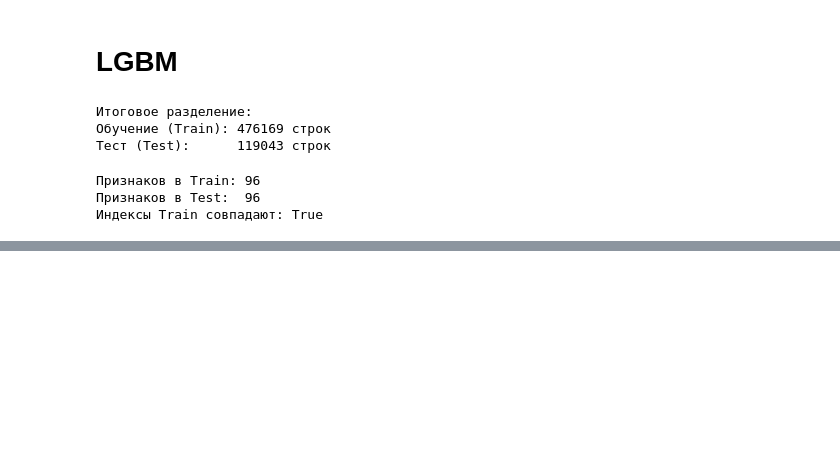
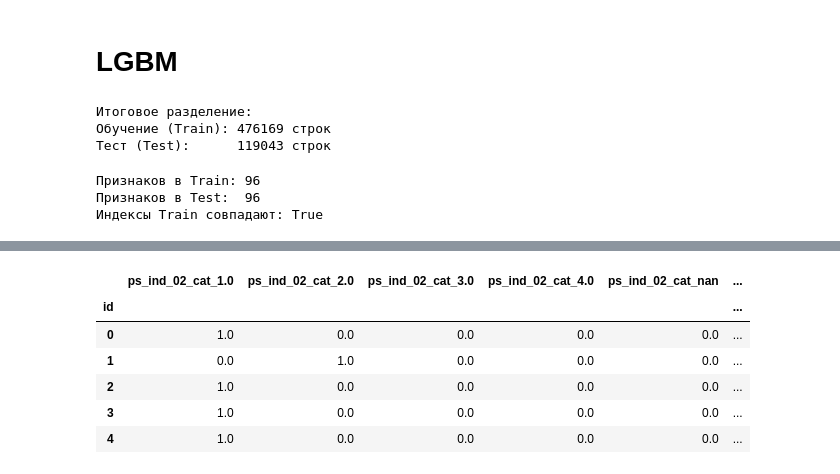
Before and after one commit to SegaObin/PET-projects, a Jupyter notebook: classification.ipynb, the cells around one changed output, grey strips where cells are left out. Drawn from its saved outputs; the diff is of its cells as text; code cells hidden in the pictures; blank space fills up the shorter version.

```diff
--- a/classification.ipynb
+++ b/classification.ipynb
@@ -632,0 +635,35 @@ plt.show()
+# %%
+test = pd.read_csv('data/test.csv')
+test.replace(-1, np.nan, inplace=True)
+test.set_index('id', inplace=True)
+
+# 1. Сначала удаляем ненульные колонки (как в train)
+cols_to_drop = calc_features + ['ps_car_03_cat', 'ps_car_05_cat', 'ps_car_11_cat', 'ps_ind_14']
+test.drop(columns=cols_to_drop, inplace=True, errors='ignore')
+
+# 2. Актуализируем списки признаков (только те, что остались в test)
+current_cat_features = [col for col in test.columns if 'cat' in col]
+current_num_features = [col for col in test.columns if 'cat' not in col]
+
+# 3. Применяем OHE
+test_cat_mat = ohe.transform(test[current_cat_features])
+test_cat_df = pd.DataFrame(
+    test_cat_mat,
+    columns=ohe.get_feature_names_out(current_cat_features),
+    index=test.index
+)
+
+# 4. Собираем финальный датафрейм (исправляем опечатку tset -> test_final)
+test_final = pd.concat([test_cat_df, test[current_num_features]], axis=1)
+
+# Теперь можно делать предсказание
+# probs = final_model.predict_proba(test_final)[:, 1]
+test_final.head()
+# %% [output]
+|  | ps_ind_02_cat_1.0 | ps_ind_02_cat_2.0 | ps_ind_02_cat_3.0 | ps_ind_02_cat_4.0 | ps_ind_02_cat_nan | ... |
+| id |  |  |  |  |  | ... |
+| 0 | 1.0 | 0.0 | 0.0 | 0.0 | 0.0 | ... |
+| 1 | 0.0 | 1.0 | 0.0 | 0.0 | 0.0 | ... |
+| 2 | 1.0 | 0.0 | 0.0 | 0.0 | 0.0 | ... |
+| 3 | 1.0 | 0.0 | 0.0 | 0.0 | 0.0 | ... |
+| 4 | 1.0 | 0.0 | 0.0 | 0.0 | 0.0 | ... |
```
Also changed, not shown: parts of 13 cells of this notebook, 2 other files.
